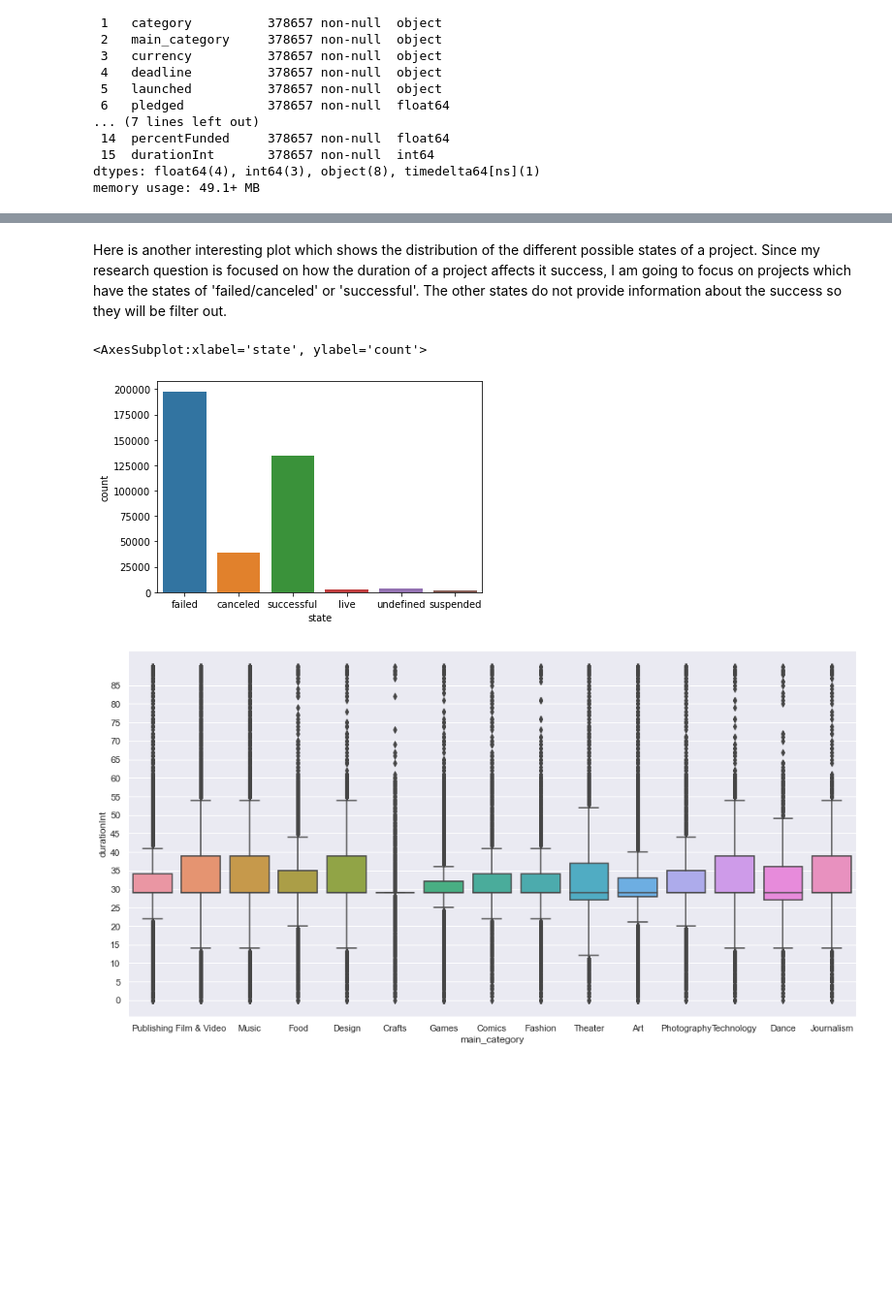
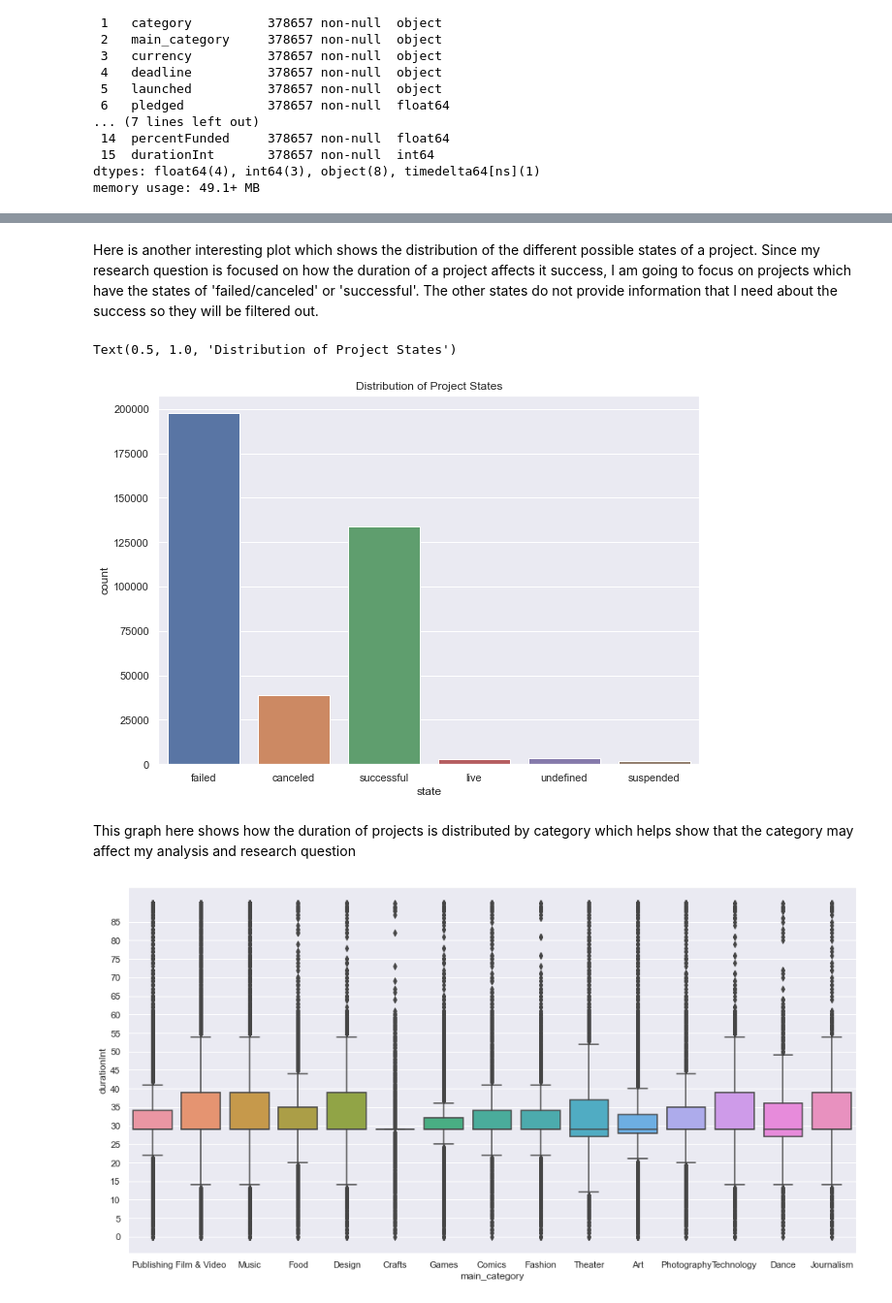
Before and after one commit to data301-2021-summer2/project-group46-project, a Jupyter notebook: analysis/submitted/Final.ipynb, the cells around one changed output, grey strips where cells are left out. Shown: that part at 97% size. Drawn from its saved outputs; the diff is of its cells as text; code cells hidden in the pictures; blank space fills up the shorter version.

```diff
--- a/analysis/submitted/Final.ipynb
+++ b/analysis/submitted/Final.ipynb
@@ -100,10 +88,13 @@ axes.set(xticks=np.arange(0, 90, 5), yticks=np.arange(0,1.1,0.1))
 # %% [markdown]
-Here is another interesting plot which shows the distribution of the different possible states of a project. Since my research question is focused on how the duration of a project affects it success, I am going to focus on projects which have the states of 'failed/canceled' or 'successful'. The other states do not provide information about the success so they will be filter out.
+Here is another interesting plot which shows the distribution of the different possible states of a project. Since my research question is focused on how the duration of a project affects it success, I am going to focus on projects which have the states of 'failed/canceled' or 'successful'. The other states do not provide information that I need about the success so they will be filtered out.
 # %%
 sns.countplot(x='state', data=dfj)
+plt.title('Distribution of Project States')
 # %% [output]
-<AxesSubplot:xlabel='state', ylabel='count'>
+Text(0.5, 1.0, 'Distribution of Project States')
-[figure, old version]
+[figure, new version]
+# %% [markdown]
+This graph here shows how the duration of projects is distributed by category which helps show that the category may affect my analysis and research question
 # %%
 # Learned how to change seaborn plot size from user 'student' here:
 # https://stackoverflow.com/questions/31594549/how-do-i-change-the-figure-size-for-a-seaborn-plot
```
Also changed, not shown: parts of 29 cells of this notebook.
